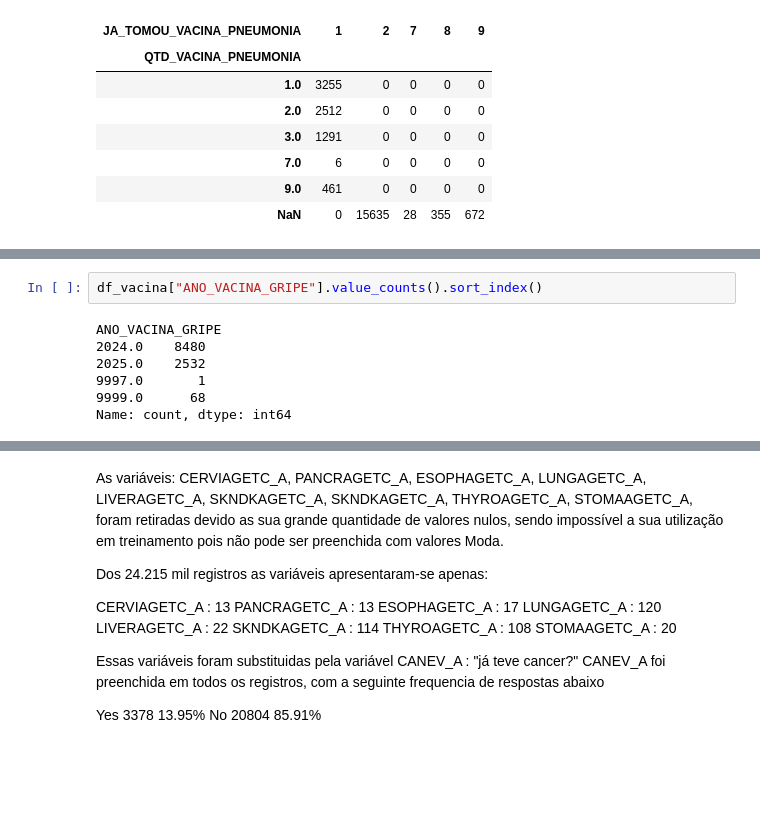
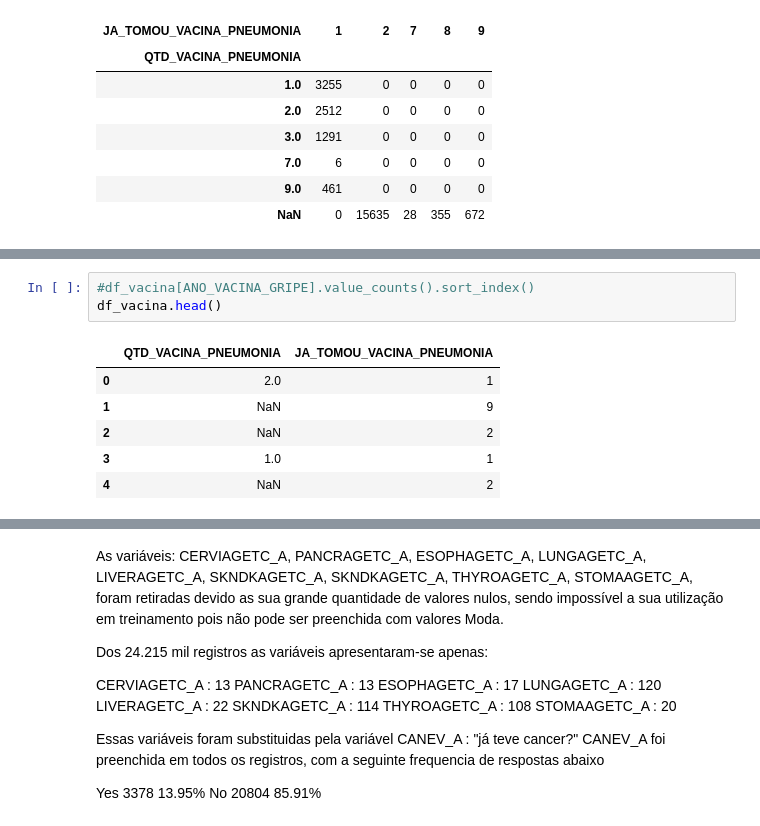
Before and after one commit to JulioSamuelOliveira/saudemental, a Jupyter notebook: 02_preparacao_e_limpeza_2025_mdd.ipynb, the cells around one changed output, grey strips where cells are left out. Drawn from its saved outputs; the diff is of its cells as text; blank space fills up the shorter version.

```diff
--- a/02_preparacao_e_limpeza_2025_mdd.ipynb
+++ b/02_preparacao_e_limpeza_2025_mdd.ipynb
@@ -807,9 +836,10 @@ MAPA_VARIAVEIS_PAPER.update(
 # %%
-df_vacina["ANO_VACINA_GRIPE"].value_counts().sort_index()
+#df_vacina[ANO_VACINA_GRIPE].value_counts().sort_index()
+df_vacina.head()
 # %% [output]
-ANO_VACINA_GRIPE
-2024.0    8480
-2025.0    2532
-9997.0       1
-9999.0      68
-Name: count, dtype: int64
+|  | QTD_VACINA_PNEUMONIA | JA_TOMOU_VACINA_PNEUMONIA |
+| 0 | 2.0 | 1 |
+| 1 | NaN | 9 |
+| 2 | NaN | 2 |
+| 3 | 1.0 | 1 |
+| 4 | NaN | 2 |
```
Also changed, not shown: parts of 16 cells of this notebook, 1 other file.
